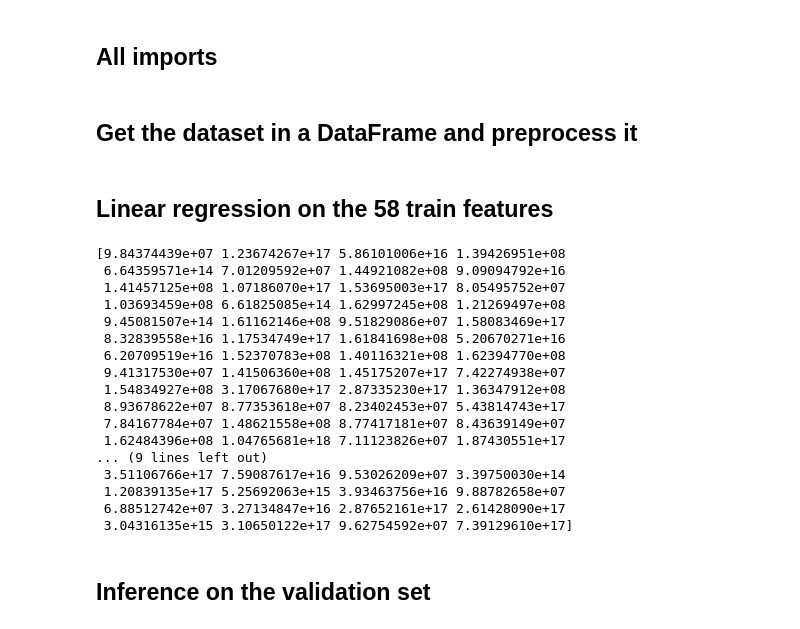
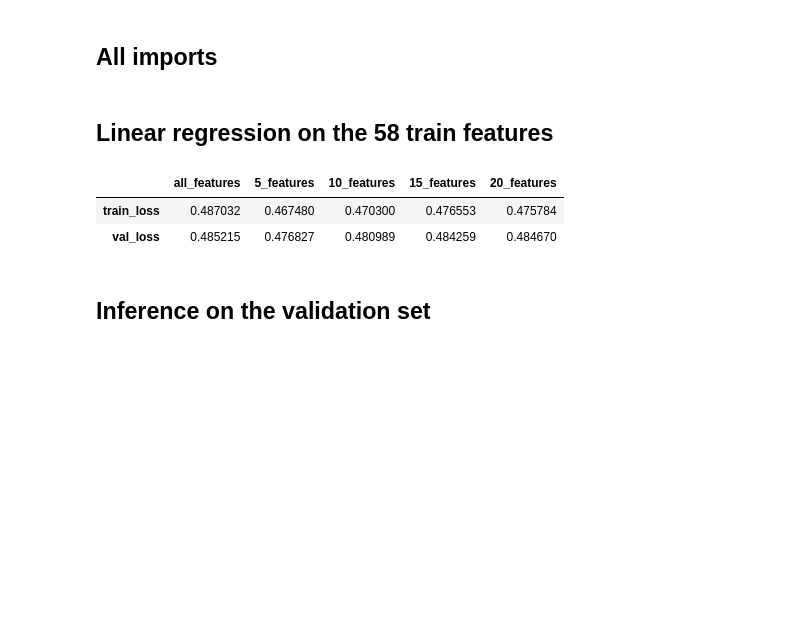
Before and after one commit to RomainGrx/LELEC2870-Project, a Jupyter notebook: 02-linear-regression.ipynb, the cells around one changed output. Saved outputs shown, nothing was run; the diff lists cells and outputs as text; code cells hidden in the pictures; blank space fills up the shorter version.

```diff
--- a/02-linear-regression.ipynb
+++ b/02-linear-regression.ipynb
@@ -15,5 +17,2 @@ from sklearn.metrics import mean_squared_error
 from metrics import score_regression
 from preprocess import get_dataset, preprocess_all, dataset_to_X_y, SUBSET_FEATURES
-# %% [markdown]
-Get the dataset in a DataFrame and preprocess it
----
@@ -27,30 +19,16 @@ X_train, y_train, X_val, y_val = dataset_to_X_y(dataset, keys="all")
 # %% [markdown]
 Linear regression on the 58 train features
 ---
-# %%
-lr = LinearRegression()
-
-scores = bootstrap_point632_score(lr, X_train, y_train, n_splits=100)
-
-print(scores)
-# %% [output]
-[9.84374439e+07 1.23674267e+17 5.86101006e+16 1.39426951e+08
- 6.64359571e+14 7.01209592e+07 1.44921082e+08 9.09094792e+16
- 1.41457125e+08 1.07186070e+17 1.53695003e+17 8.05495752e+07
- 1.03693459e+08 6.61825085e+14 1.62997245e+08 1.21269497e+08
- 9.45081507e+14 1.61162146e+08 9.51829086e+07 1.58083469e+17
- 8.32839558e+16 1.17534749e+17 1.61841698e+08 5.20670271e+16
- 6.20709519e+16 1.52370783e+08 1.40116321e+08 1.62394770e+08
- 9.41317530e+07 1.41506360e+08 1.45175207e+17 7.42274938e+07
- 1.54834927e+08 3.17067680e+17 2.87335230e+17 1.36347912e+08
- 8.93678622e+07 8.77353618e+07 8.23402453e+07 5.43814743e+17
- 7.84167784e+07 1.48621558e+08 8.77417181e+07 8.43639149e+07
- 1.62484396e+08 1.04765681e+18 7.11123826e+07 1.87430551e+17
-... (9 lines left out)
- 3.51106766e+17 7.59087617e+16 9.53026209e+07 3.39750030e+14
- 1.20839135e+17 5.25692063e+15 3.93463756e+16 9.88782658e+07
- 6.88512742e+07 3.27134847e+16 2.87652161e+17 2.61428090e+17
- 3.04316135e+15 3.10650122e+17 9.62754592e+07 7.39129610e+17]
+# %%
+lr = LinearRegression()
+
+scores = run_test(lr, seed=42, save_tex=False, save_json=True)
+
+scores
+# %% [output]
+|  | all_features | 5_features | 10_features | 15_features | 20_features |
+| train_loss | 0.487032 | 0.467480 | 0.470300 | 0.476553 | 0.475784 |
+| val_loss | 0.485215 | 0.476827 | 0.480989 | 0.484259 | 0.484670 |
 # %% [markdown]
 Inference on the validation set
 ---
```
Also changed, not shown: parts of 2 cells of this notebook, 37 other files.
